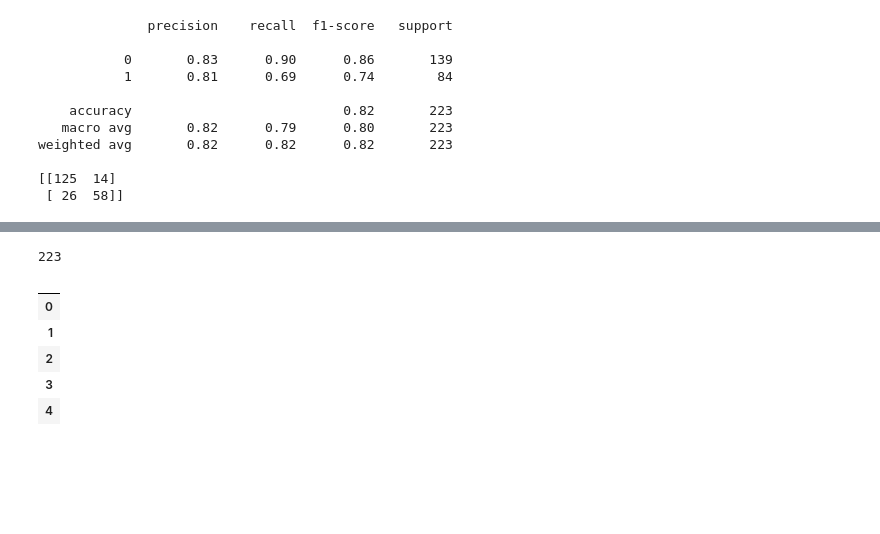
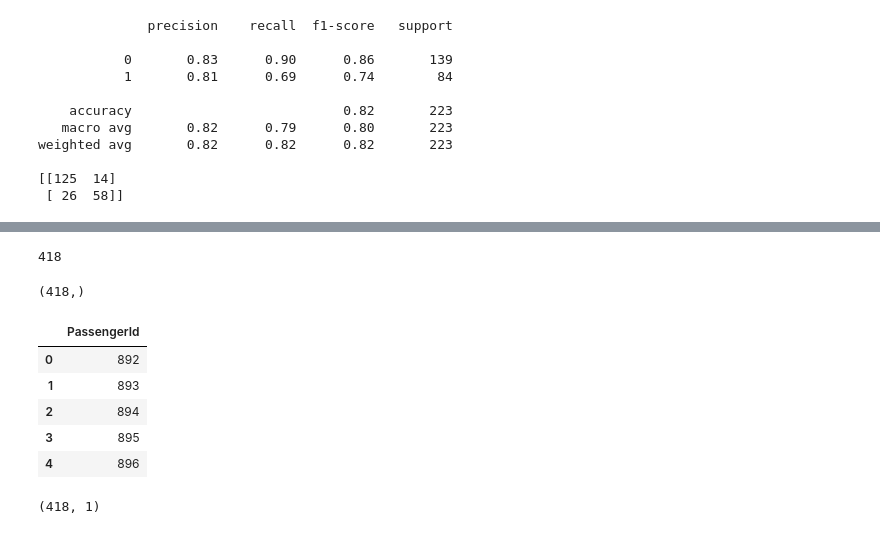
Before and after one commit to Blake-Manus/data-science-learning, a Jupyter notebook: titanic/titanic_analysis.ipynb, the cells around one changed output, grey strips where cells are left out. Saved outputs shown, nothing was run; the diff lists cells and outputs as text; code cells hidden in the pictures; blank space fills up the shorter version.

Commit message:
Changed what data is being tested

```diff
--- a/titanic/titanic_analysis.ipynb
+++ b/titanic/titanic_analysis.ipynb
@@ -299,14 +332,26 @@ print(pred_rfc)
 # %%
 solution = test_data.drop(columns=['Pclass', 'Sex','Age', 'SibSp', 'Parch','Fare', 'Embarked'])
-pred_rfc.size
+pred_test_mlpc.size
 # %% [output]
-223
+418
+# %%
+test_ids.shape
+# %% [output]
+(418,)
+# %%
+df = pd.DataFrame()
+# %%
+df['PassengerId'] = test_ids
 # %%
-solution.head()
+df.head()
 # %% [output]
-|  |
-| 0 |
-| 1 |
-| 2 |
-| 3 |
-| 4 |
+|  | PassengerId |
+| 0 | 892 |
+| 1 | 893 |
+| 2 | 894 |
+| 3 | 895 |
+| 4 | 896 |
+# %%
+df.shape
+# %% [output]
+(418, 1)
```
Also changed, not shown: parts of 15 cells of this notebook, 3 other files.
